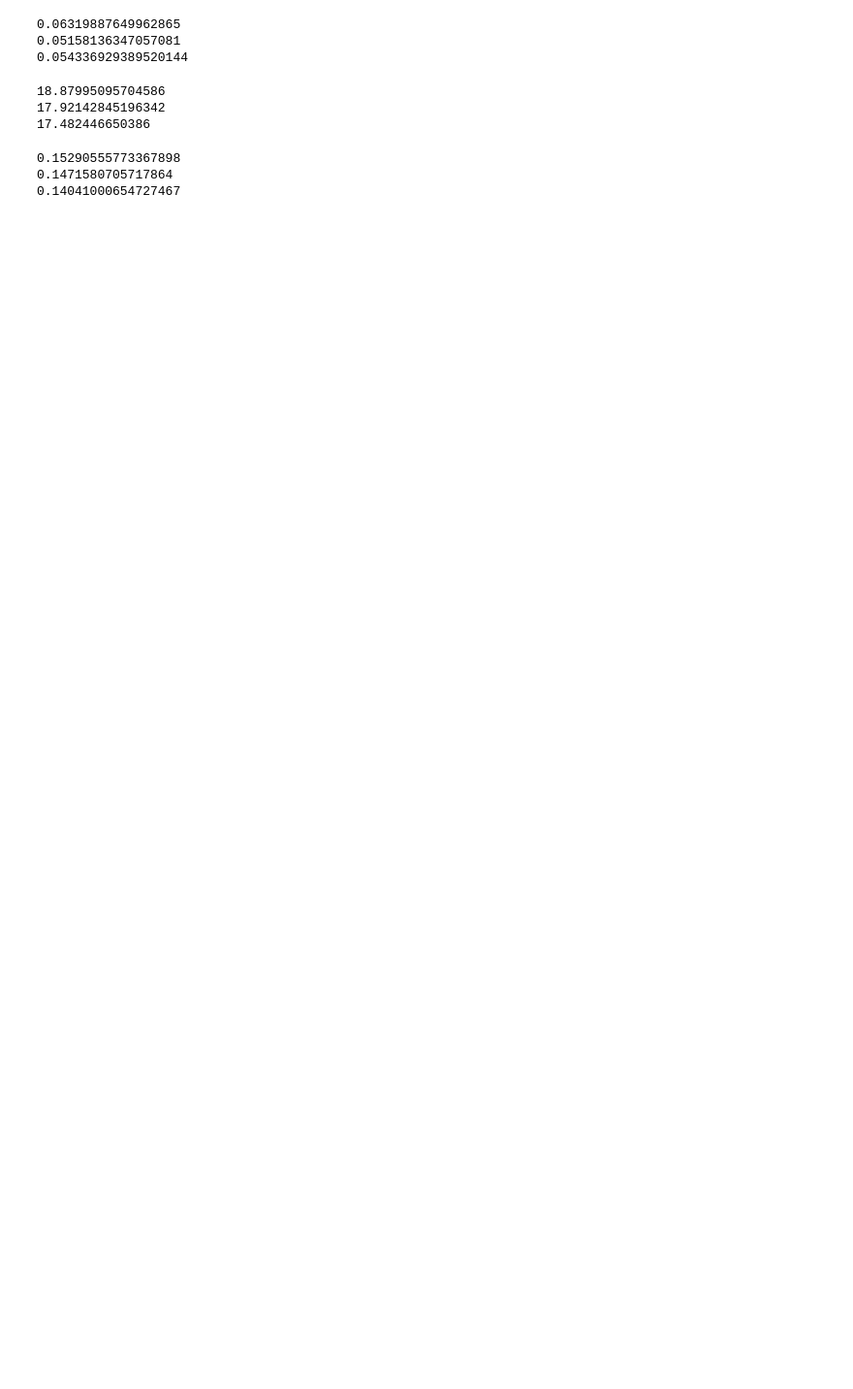
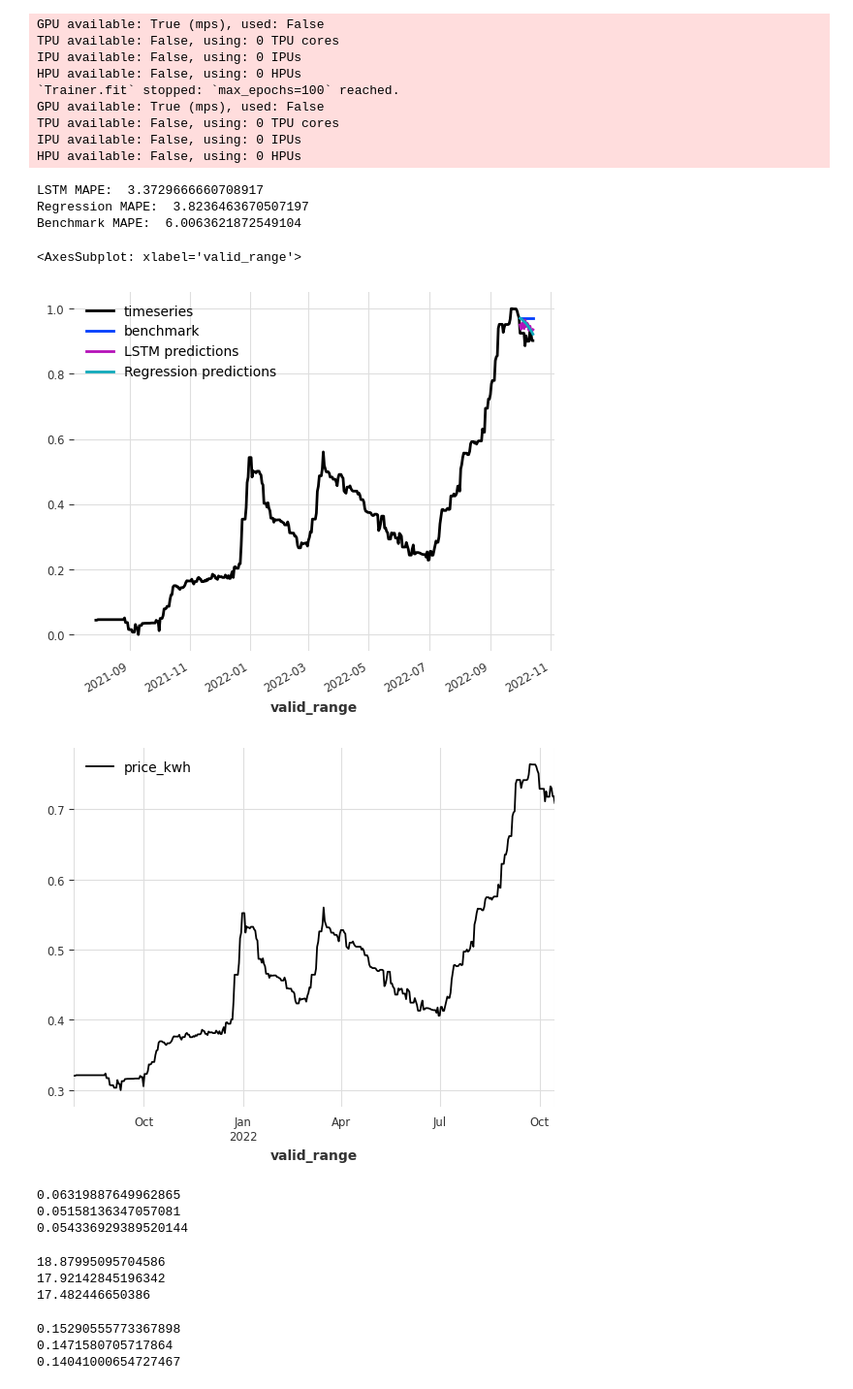
Before and after one commit to michael-fuest/DAiA-EON, a Jupyter notebook: TimeSeries.ipynb, the cells around one changed output. Shown at 97% size. Cells and saved outputs as stored; diff of their text form; code cells hidden in the pictures; blank space fills up the shorter version.

```diff
--- a/TimeSeries.ipynb
+++ b/TimeSeries.ipynb
@@ -50,9 +64,9 @@ df_gas_prices.set_index('date', drop = True, inplace= True)
 df_power_prices.index = pd.to_datetime(df_power_prices.index)
 df_gas_prices.index = pd.to_datetime(df_gas_prices.index)
 # %%
-def querySingleTariffRange(rank = (1,5), post_code = 81737, consumption_range = 2500, df_power = df_power) -> pd.DataFrame:
+def querySingleTariffRange(rank = (1,5), post_code = 81737, consumption_range = 2500, data = df_power) -> pd.DataFrame:
 
-    res = df_power.loc[(df_power['rank'] >= rank[0]) & (df_power['rank'] <= rank[1]) & (df_power.post_code == post_code) & (df_power.consumption_range_kwh == consumption_range)].copy()
+    res = data.loc[(data['rank'] >= rank[0]) & (data['rank'] <= rank[1]) & (data.post_code == post_code) & (data.consumption_range_kwh == consumption_range)].copy()
     if res.shape[0] > 0:
         #Generating date indexed data
         res["valid_range"] = res.apply(lambda x: pd.date_range(x["date_valid_from"], x["date_valid_to"]), axis=1)
@@ -98,6 +112,12 @@ def scaleTimeSeries(timeseries):
     scaler = Scaler()
     series_scaled = scaler.fit_transform(timeseries)
     return series_scaled
+
+
+
+def denormalize(y, y_max_pre_normalize, y_min_pre_normalize):
+    final_value = y * (y_max_pre_normalize - y_min_pre_normalize) + y_min_pre_normalize
+    return final_value
 # %%
 def provideForecasts(postcode, consumption_range, rank_range, household_data, price_data, days):
 
@@ -118,7 +138,6 @@ def provideForecasts(postcode, consumption_range, rank_range, household_data, pr
 
     #Adding rolling moving average as additional covariate
     df['moving_average'] = df.avg_price.ewm(alpha=0.1, adjust=False).mean()
-    #df['moving_average'] = df.avg_price.rolling(200, min_periods= 1).mean()
 
     #Dropping resulting NA column
     df.dropna(inplace=True)
@@ -126,6 +145,10 @@ def provideForecasts(postcode, consumption_range, rank_range, household_data, pr
     ##Building TimeSeries objects, and filling in missing date indices
     past_covs = utils.missing_values.fill_missing_values(TimeSeries.from_dataframe(df[['avg_price', 'moving_average']], fill_missing_dates= True))
     prices = utils.missing_values.fill_missing_values(TimeSeries.from_dataframe(df[['price_kwh']], fill_missing_dates= True))
+
+    #defining pre scaled min and max prices for denormalization of predictions
+    prices_min = prices.values().min()
+    prices_max = prices.values().max()
 
     #Scaling both timeseries
     past_covs = scaleTimeSeries(past_covs)
@@ -156,7 +179,7 @@ def provideForecasts(postcode, consumption_range, rank_range, household_data, pr
     preds_rnn = rnn_model.predict(days, series = prices_train, past_covariates= past_covs_train)
     preds_reg = reg_model.predict(days, series = prices_train, past_covariates= past_covs_train)
 
-    # prices_valid.plot(label = 'timeseries')
+    # prices.plot(label = 'timeseries')
     # bm.plot(label = 'benchmark')
     # preds_rnn.plot(label = 'LSTM predictions')
     # preds_reg.plot(label = 'Regression predictions')
@@ -167,8 +190,8 @@ def provideForecasts(postcode, consumption_range, rank_range, household_data, pr
 
 
     res = [mape(preds_reg, prices_valid), mape(preds_rnn, prices_valid), mape(bm, prices_valid), rmse(preds_reg, prices_valid), rmse(preds_rnn, prices_valid), rmse(bm, prices_valid)]
-    res = np.append(res, preds_reg.values().reshape(1, len(preds_reg)))
-    res = np.append(res, preds_rnn.values().reshape(1, len(preds_rnn)))
+    res = np.append(res, denormalize(preds_reg.values(), prices_max, prices_min).reshape(1, len(preds_reg)))
+    res = np.append(res, denormalize(preds_rnn.values(), prices_max, prices_min).reshape(1, len(preds_rnn)))
     return res
 # %%
 import warnings
@@ -205,0 +301,8 @@ pow_predictions = pd.concat([df_master, df_res], axis = 1)
+# %%
+# df = querySingleTariffRange((1,5), 51103, 2000)
+# df2 = querySingleTariffRange((5,10), 51103, 2000)
+# df3 = querySingleTariffRange((10,15), 51103, 2000)
+
+#df.join(df2, rsuffix='2').join(df3, rsuffix='3').plot()
+provideForecasts(51103, 2000, (1,5), df_power, df_power_prices, 14)
+# %% [output]
@@ -206,3 +310,18 @@ pow_predictions = pd.concat([df_master, df_res], axis = 1)
+GPU available: True (mps), used: False
+TPU available: False, using: 0 TPU cores
+IPU available: False, using: 0 IPUs
+HPU available: False, using: 0 HPUs
+`Trainer.fit` stopped: `max_epochs=100` reached.
+GPU available: True (mps), used: False
+TPU available: False, using: 0 TPU cores
+IPU available: False, using: 0 IPUs
+HPU available: False, using: 0 HPUs
+LSTM MAPE:  3.3729666660708917
+Regression MAPE:  3.8236463670507197
+Benchmark MAPE:  6.0063621872549104
+<AxesSubplot: xlabel='valid_range'>
+[figure, added]
+[figure, added]
 # %%
 pow_predictions.to_csv(path + 'PowPredictions.csv', index= False)
 # %%
```
Also changed, not shown: parts of 4 cells of this notebook.
